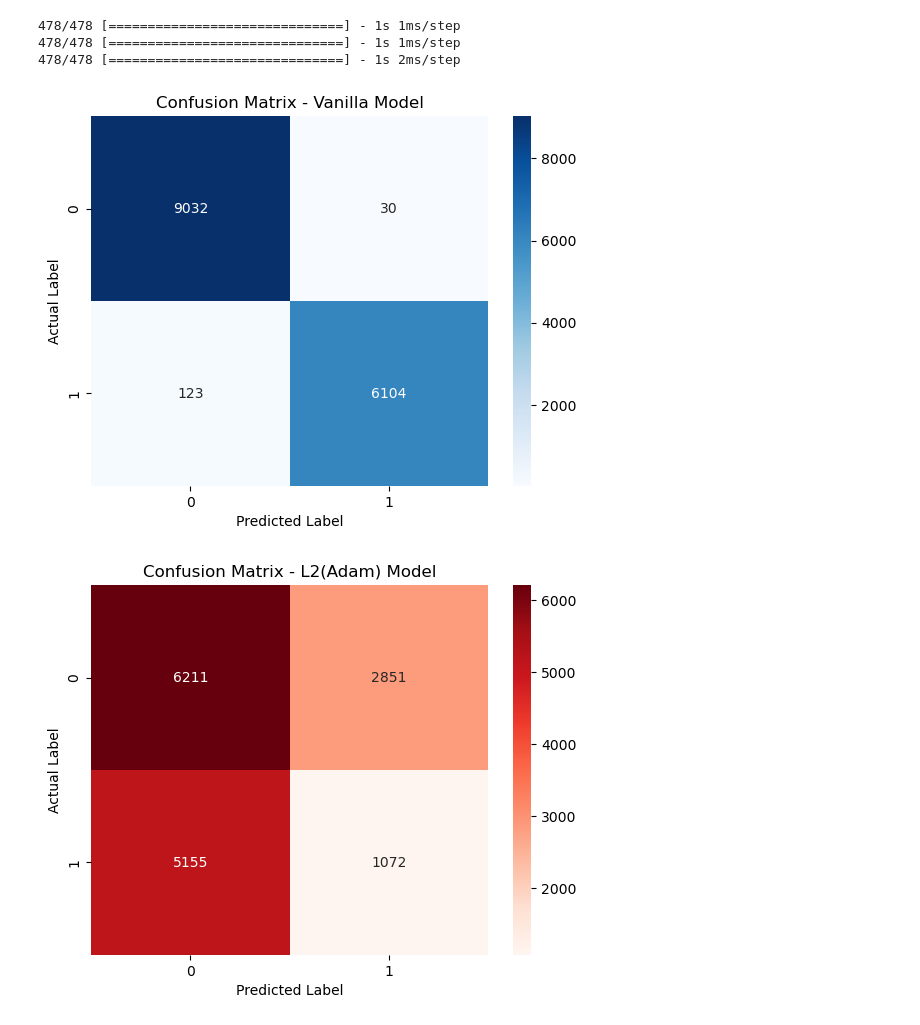
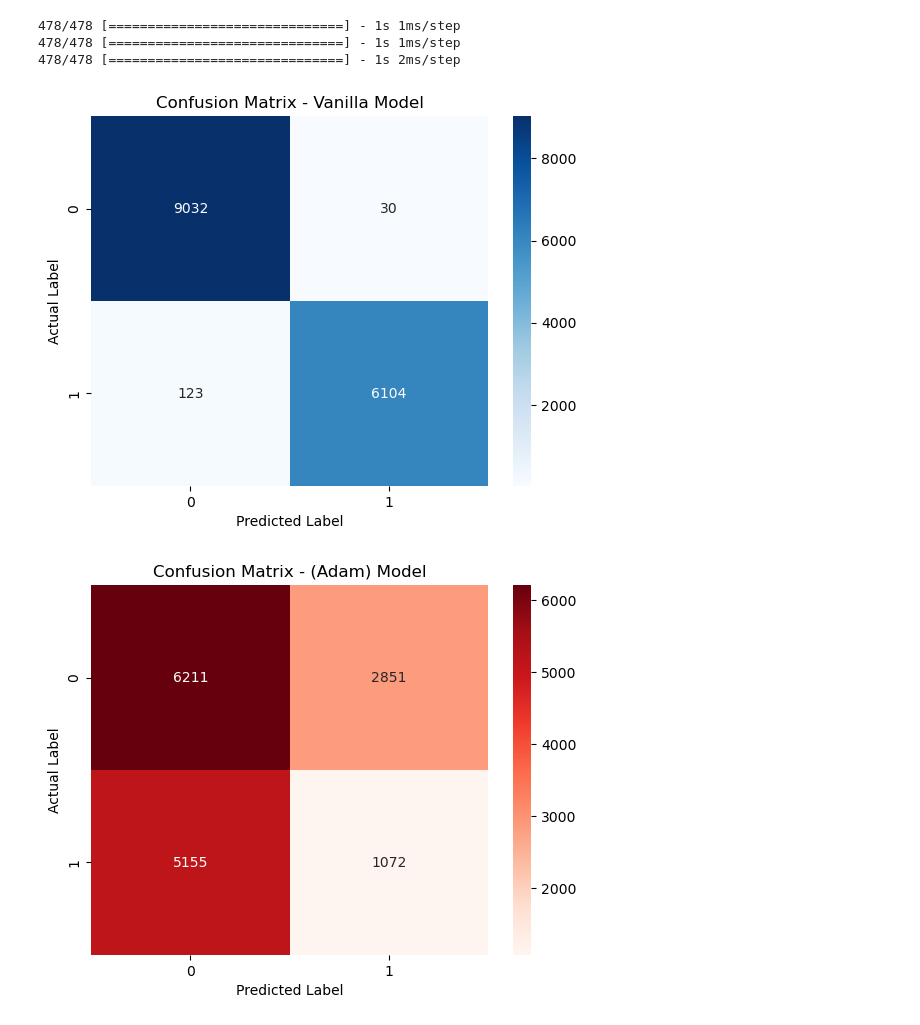
Before and after one commit to tuyishimejohnson/irrigation-system, a Jupyter notebook: notebook.ipynb, the cells around one changed output. Saved outputs shown, nothing was run; the diff lists cells and outputs as text; code cells hidden in the pictures.

```diff
--- a/notebook.ipynb
+++ b/notebook.ipynb
@@ -304,28 +304,28 @@ Y_pred_l2 = np.round(Y_pred_l2)
 478/478 [==============================] - 1s 1ms/step
 478/478 [==============================] - 1s 2ms/step
 # %%
-from sklearn.metrics import confusion_matrix
+from sklearn.metrics import accuracy_score, confusion_matrix, precision_score, recall_score, f1_score
 import seaborn as sns
 import matplotlib.pyplot as plt
 
 # Confusion Matrix - Vanilla Model
 vanilla_conf_matrix = confusion_matrix(y, Y_pred_vanilla)
 sns.heatmap(vanilla_conf_matrix, annot=True, fmt="d", cmap="Blues")
 plt.title('Confusion Matrix - Vanilla Model')
 plt.ylabel('Actual Label')
 plt.xlabel('Predicted Label')
 plt.show()
 
 
 
 
-
+#Confusion Matrix - (Adam) Model
 l2_conf_matrix = confusion_matrix(y, Y_pred_l2)
 sns.heatmap(l2_conf_matrix, annot=True, fmt="d", cmap="Reds")
-plt.title('Confusion Matrix - L2(Adam) Model')
+plt.title('Confusion Matrix - (Adam) Model')
 plt.ylabel('Actual Label')
 plt.xlabel('Predicted Label')
 plt.show()
 # %% [output]
 [figure]
-[figure, old version]
+[figure, new version]
```
Also changed, not shown: parts of 3 cells of this notebook.
